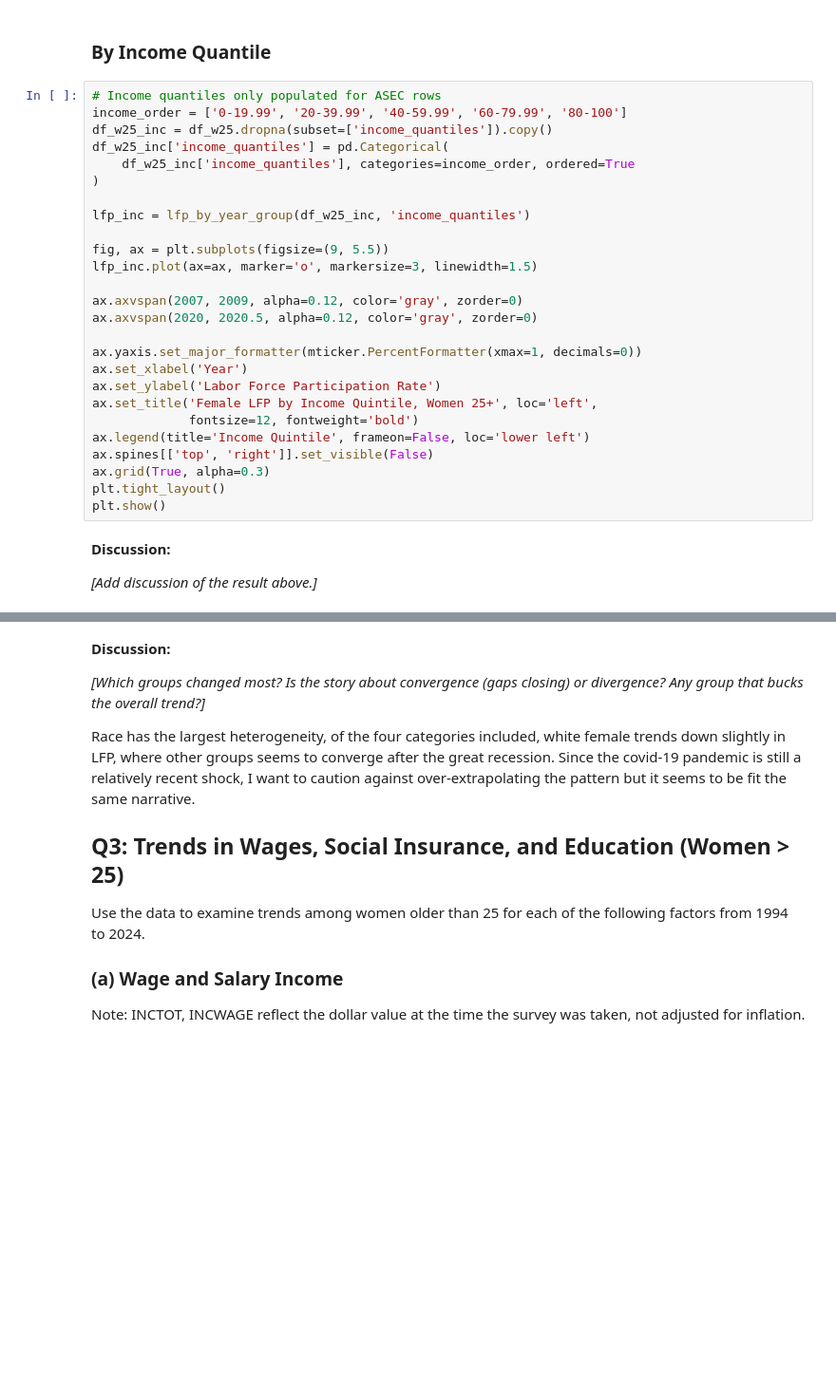
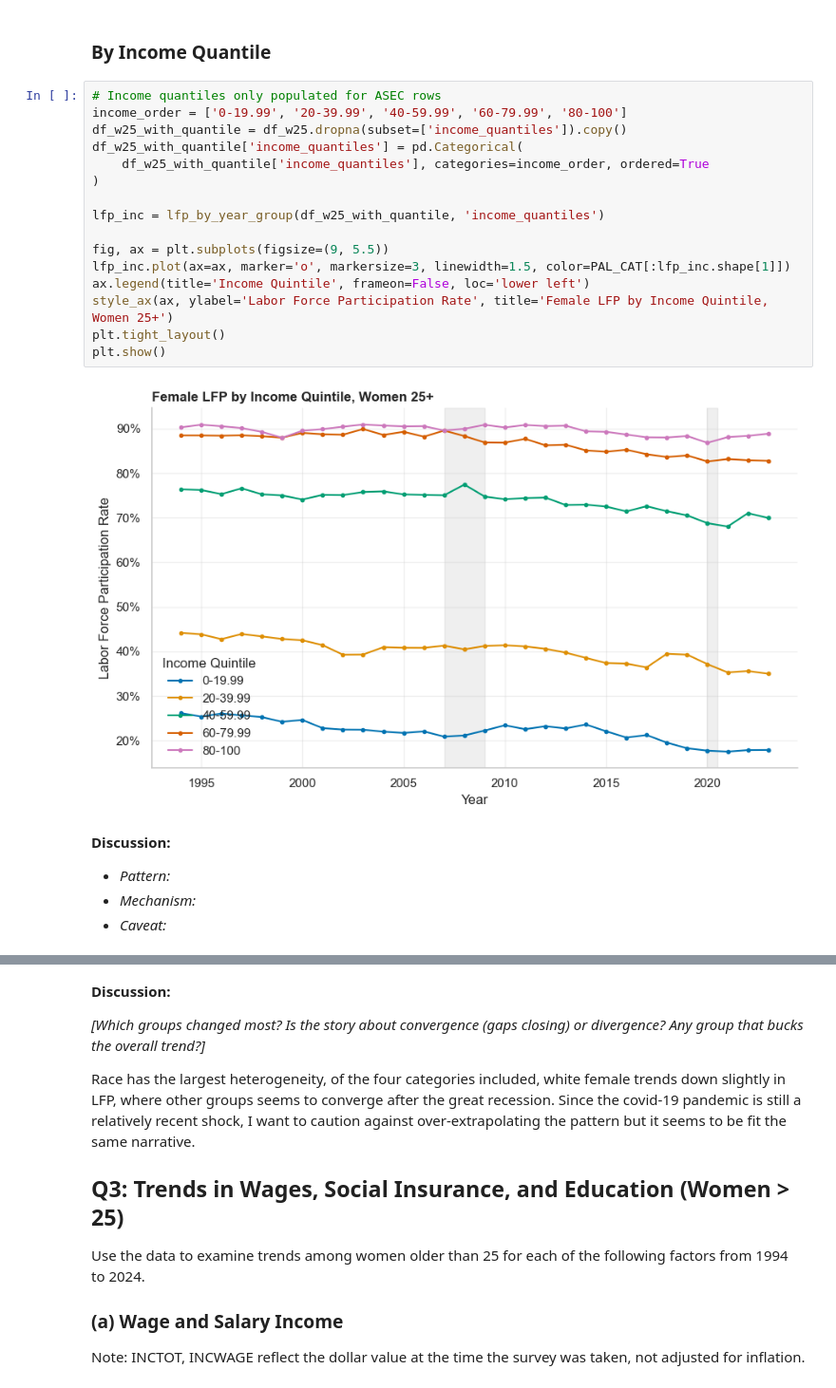
Before and after one commit to gavinjqu/predoc-practice, a Jupyter notebook: predoc_data_task/task_3/analysis.ipynb, the cells around one changed output, grey strips where cells are left out. Shown at 95% size. Saved outputs shown, nothing was run; the diff lists cells and outputs as text; blank space fills up the shorter version.

```diff
--- a/predoc_data_task/task_3/analysis.ipynb
+++ b/predoc_data_task/task_3/analysis.ipynb
@@ -311,33 +388,27 @@ plt.show()
 # %%
 # Income quantiles only populated for ASEC rows
 income_order = ['0-19.99', '20-39.99', '40-59.99', '60-79.99', '80-100']
-df_w25_inc = df_w25.dropna(subset=['income_quantiles']).copy()
-df_w25_inc['income_quantiles'] = pd.Categorical(
-    df_w25_inc['income_quantiles'], categories=income_order, ordered=True
+df_w25_with_quantile = df_w25.dropna(subset=['income_quantiles']).copy()
+df_w25_with_quantile['income_quantiles'] = pd.Categorical(
+    df_w25_with_quantile['income_quantiles'], categories=income_order, ordered=True
 )
 
-lfp_inc = lfp_by_year_group(df_w25_inc, 'income_quantiles')
+lfp_inc = lfp_by_year_group(df_w25_with_quantile, 'income_quantiles')
 
 fig, ax = plt.subplots(figsize=(9, 5.5))
-lfp_inc.plot(ax=ax, marker='o', markersize=3, linewidth=1.5)
-
-ax.axvspan(2007, 2009, alpha=0.12, color='gray', zorder=0)
-ax.axvspan(2020, 2020.5, alpha=0.12, color='gray', zorder=0)
-
-ax.yaxis.set_major_formatter(mticker.PercentFormatter(xmax=1, decimals=0))
-ax.set_xlabel('Year')
-ax.set_ylabel('Labor Force Participation Rate')
-ax.set_title('Female LFP by Income Quintile, Women 25+', loc='left',
-             fontsize=12, fontweight='bold')
+lfp_inc.plot(ax=ax, marker='o', markersize=3, linewidth=1.5, color=PAL_CAT[:lfp_inc.shape[1]])
 ax.legend(title='Income Quintile', frameon=False, loc='lower left')
-ax.spines[['top', 'right']].set_visible(False)
-ax.grid(True, alpha=0.3)
+style_ax(ax, ylabel='Labor Force Participation Rate', title='Female LFP by Income Quintile, Women 25+')
 plt.tight_layout()
 plt.show()
+# %% [output]
+[figure, added]
 # %% [markdown]
 **Discussion:**
 
-*[Add discussion of the result above.]*
+- *Pattern:*
+- *Mechanism:*
+- *Caveat:*
 # %%
 def endpoint_change(series, start=(1994, 1995, 1996), end=(2022, 2023)):
     # .reindex() is "safe" - it returns NaN for missing years instead of crashing
```
Also changed, not shown: parts of 56 cells of this notebook, 2 other files.
